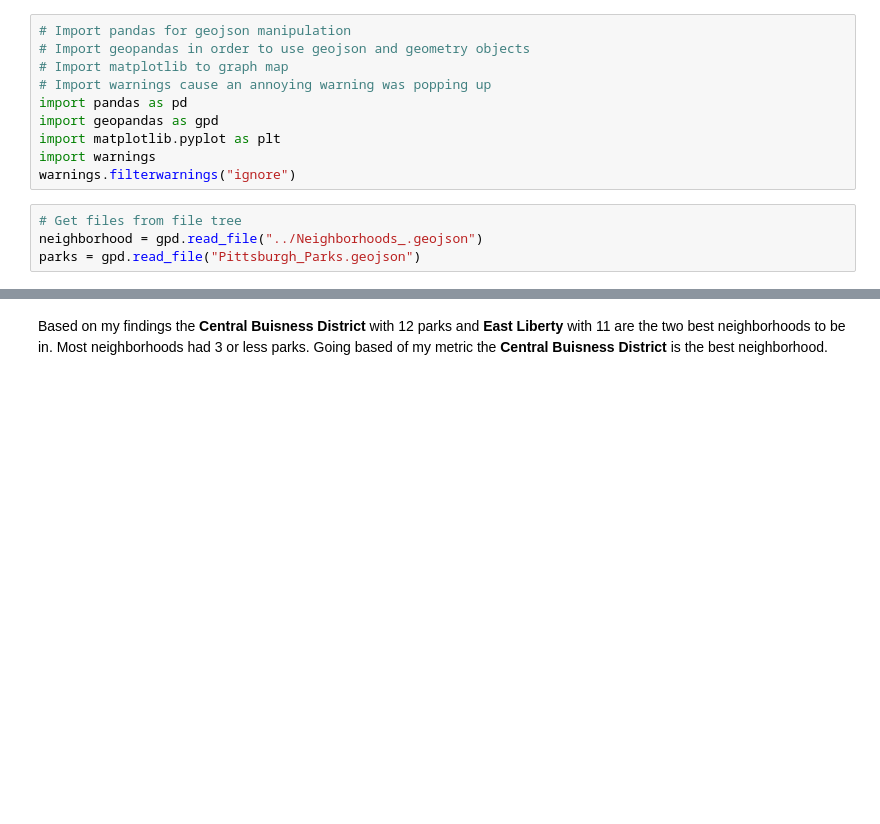
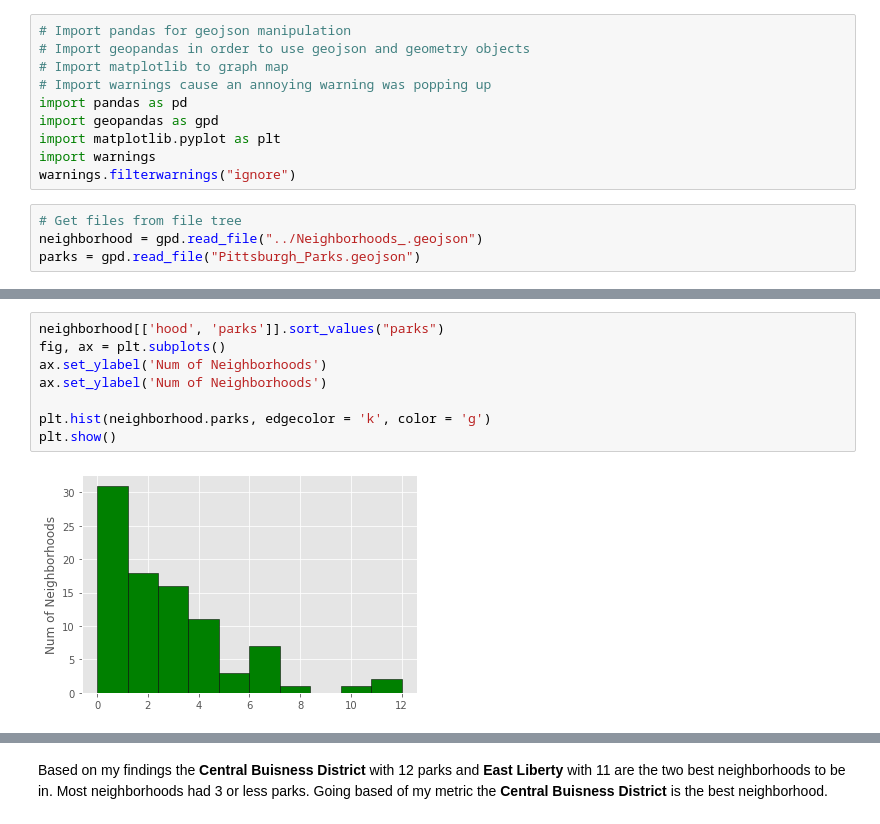
Before and after one commit to JaredBen28/PittBestNeighborhood, a Jupyter notebook: jbg53Files/ParkMap.ipynb, the cells around one changed output, grey strips where cells are left out. Saved outputs shown, nothing was run; the diff lists cells and outputs as text; blank space fills up the shorter version.

```diff
--- a/jbg53Files/ParkMap.ipynb
+++ b/jbg53Files/ParkMap.ipynb
@@ -34,3 +48,13 @@ neighborhood.insert(1, 'parks', parkNum.parks)
+# %%
+neighborhood[['hood', 'parks']].sort_values("parks")
+fig, ax = plt.subplots()
+ax.set_ylabel('Num of Neighborhoods')
+ax.set_ylabel('Num of Neighborhoods')
+
+plt.hist(neighborhood.parks, edgecolor = 'k', color = 'g')
+plt.show()
+# %% [output]
+[figure, added]
 # %%
 # Creat the plot and set its size
 fig, ax = plt.subplots(figsize=(15, 15))
```
Also changed, not shown: parts of 2 cells of this notebook.
